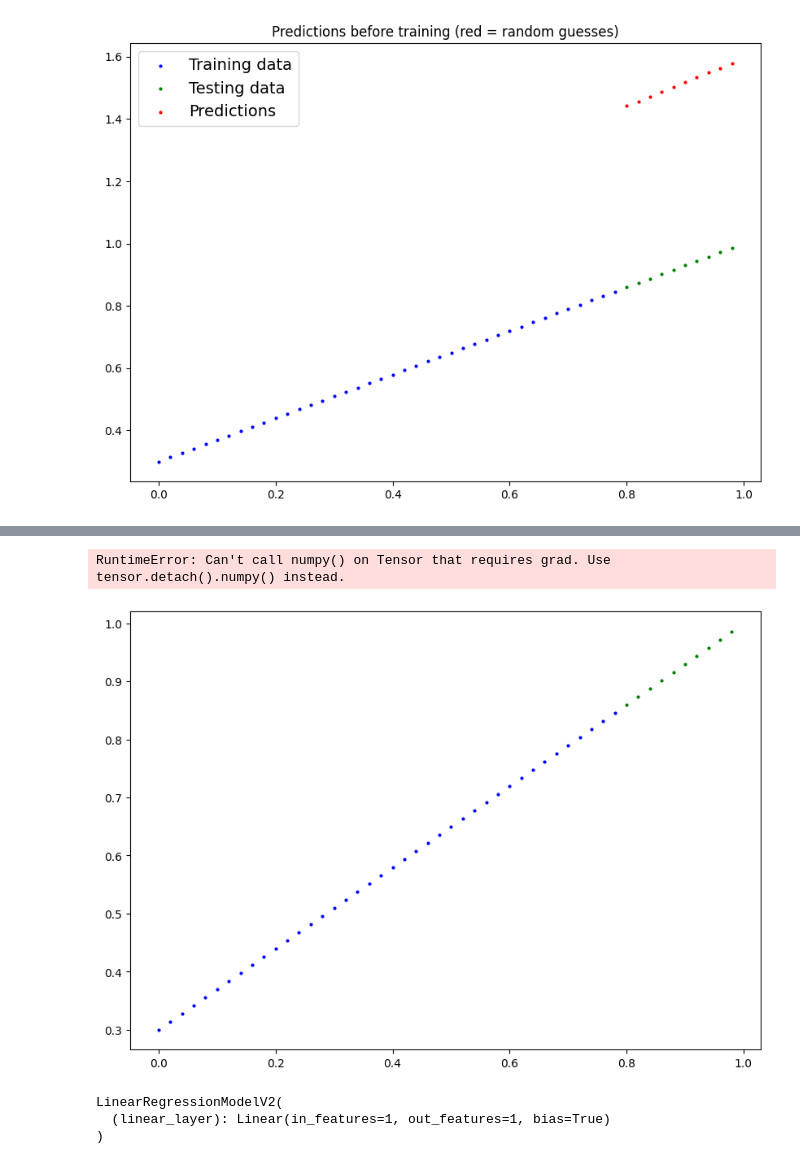
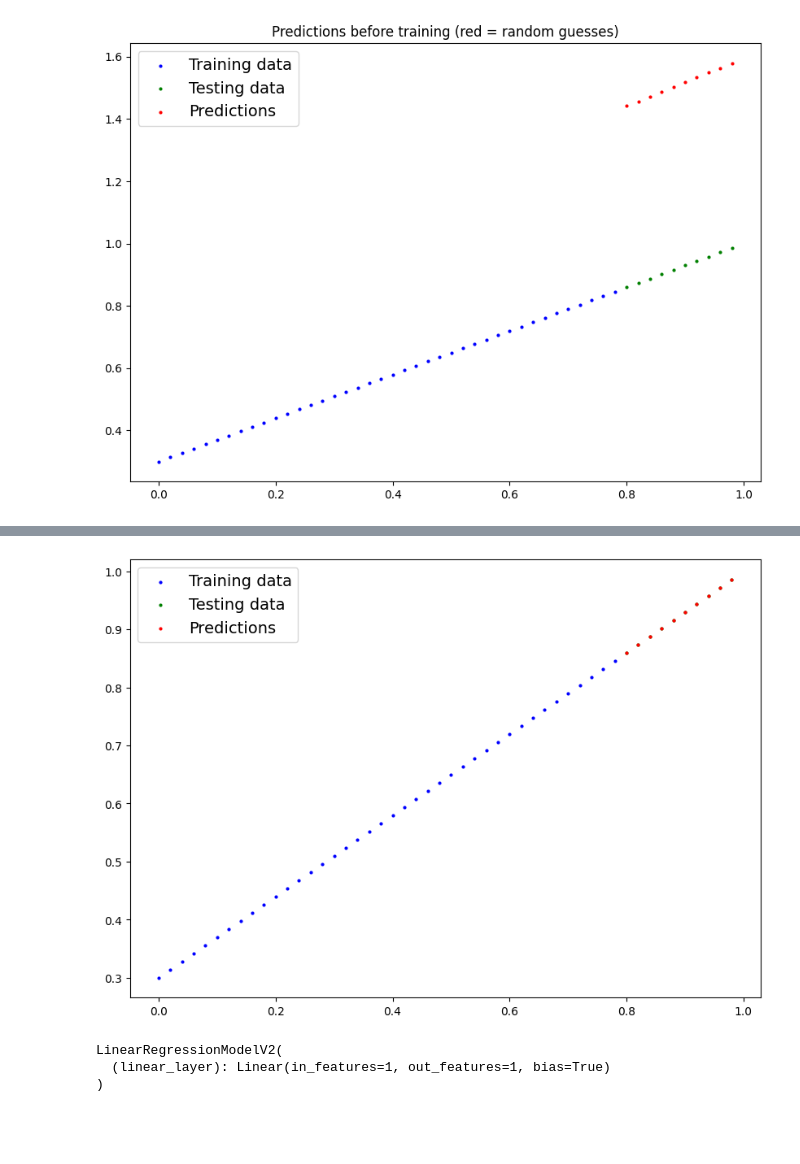
Before and after one commit to abdulazizbay/computer_vision, a Jupyter notebook: pytorch.ipynb, the cells around one changed output, grey strips where cells are left out. Cells and saved outputs as stored; diff of their text form; code cells hidden in the pictures; blank space fills up the shorter version.

```diff
--- a/pytorch.ipynb
+++ b/pytorch.ipynb
@@ -203,7 +203,6 @@ for epoch in range(epochs):
         with torch.inference_mode():
             test_pred = model_1(X_test)
             test_loss = loss_fn(test_pred, y_test)
-        y_preds
         print(
             f"Epoch: {epoch} | "
             f"Train loss: {loss.item():.4f} | "
@@ -220,9 +219,18 @@ Epoch: 600 | Train loss: 0.0013 | Test loss: 0.0138
 Epoch: 700 | Train loss: 0.0013 | Test loss: 0.0138
 Epoch: 800 | Train loss: 0.0013 | Test loss: 0.0138
 Epoch: 900 | Train loss: 0.0013 | Test loss: 0.0138
-# %%
-# Put data on the CPU and plot it
-plot_predictions(predictions=y_preds)
-# %% [output]
-RuntimeError: Can't call numpy() on Tensor that requires grad. Use tensor.detach().numpy() instead.
-[figure, removed]
+# %%
+# Make predictions properly, then move everything to the CPU for plotting
+model_1.eval()
+with torch.inference_mode():
+    y_preds = model_1(X_test)
+
+plot_predictions(
+    train_data=X_train.cpu(),
+    train_labels=y_train.cpu(),
+    test_data=X_test.cpu(),
+    test_labels=y_test.cpu(),
+    predictions=y_preds.cpu(),
+)
+# %% [output]
+[figure, added]
```
Also changed, not shown: parts of 6 cells of this notebook.
